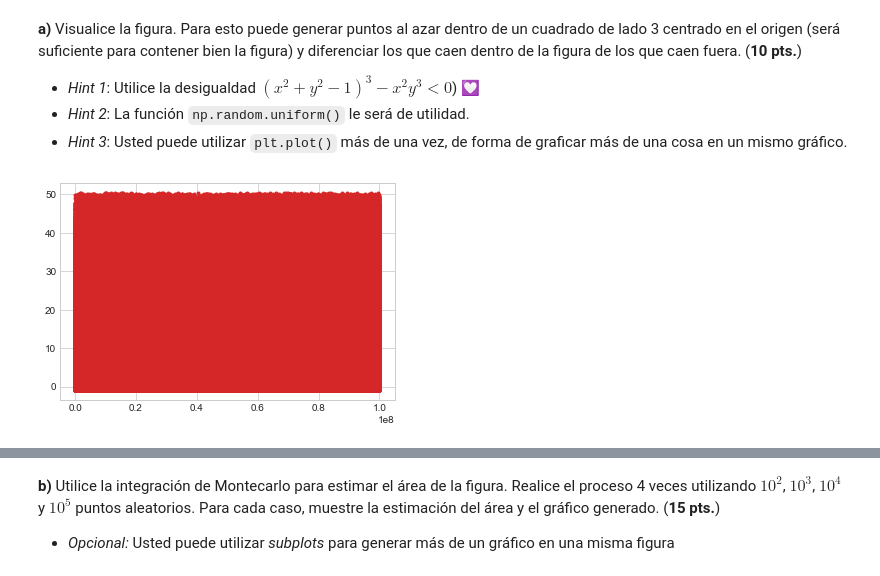
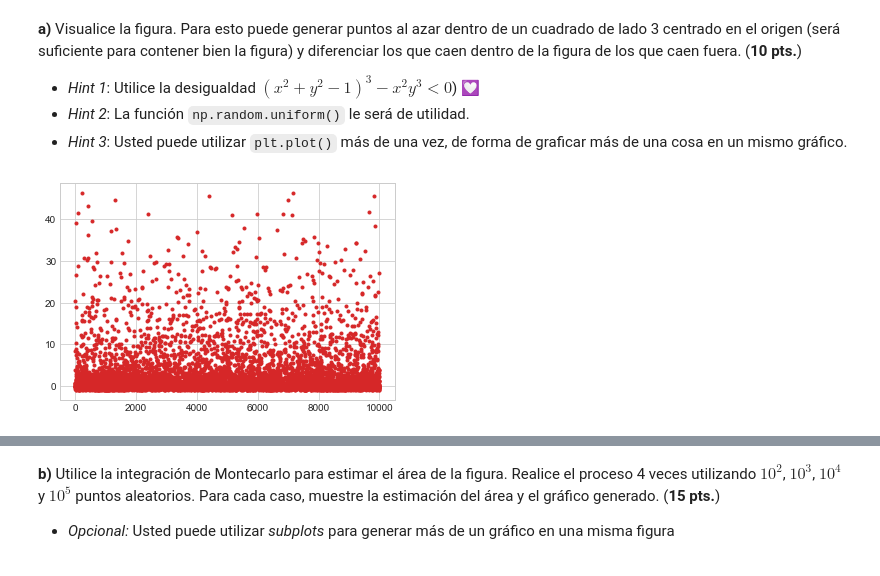
Before and after one commit to Camilo-Duque98/EstadisticaComputacional, a Jupyter notebook: leq1/lec-1.ipynb, the cells around one changed output, grey strips where cells are left out. Saved outputs shown, nothing was run; the diff lists cells and outputs as text; code cells hidden in the pictures.

```diff
--- a/leq1/lec-1.ipynb
+++ b/leq1/lec-1.ipynb
@@ -292,9 +292,9 @@ Considere la figura descrita por la siguiente ecuación: $$(x^2+y^2-1)^3-x^2y^3=
 * *Hint 3*: Usted puede utilizar `plt.plot()` más de una vez, de forma de graficar más de una cosa en un mismo gráfico.
 # %%
 function = lambda x,y: np.power((np.power(x,2)+np.power(y,2)-1),3)-np.power(x,2)*np.power(y,3)
-x = np.random.uniform(-1.5,1.5,100000000)
-y = np.random.uniform(-1.5,1.5,100000000)
+x = np.random.uniform(-1.5,1.5,10000)
+y = np.random.uniform(-1.5,1.5,10000)
 plt.title('')
 plt.plot(function(x,y),'.',color = 'tab:red');
 # %% [output]
-[figure, old version]
+[figure, new version]
```
Also changed, not shown: parts of 4 cells of this notebook.
